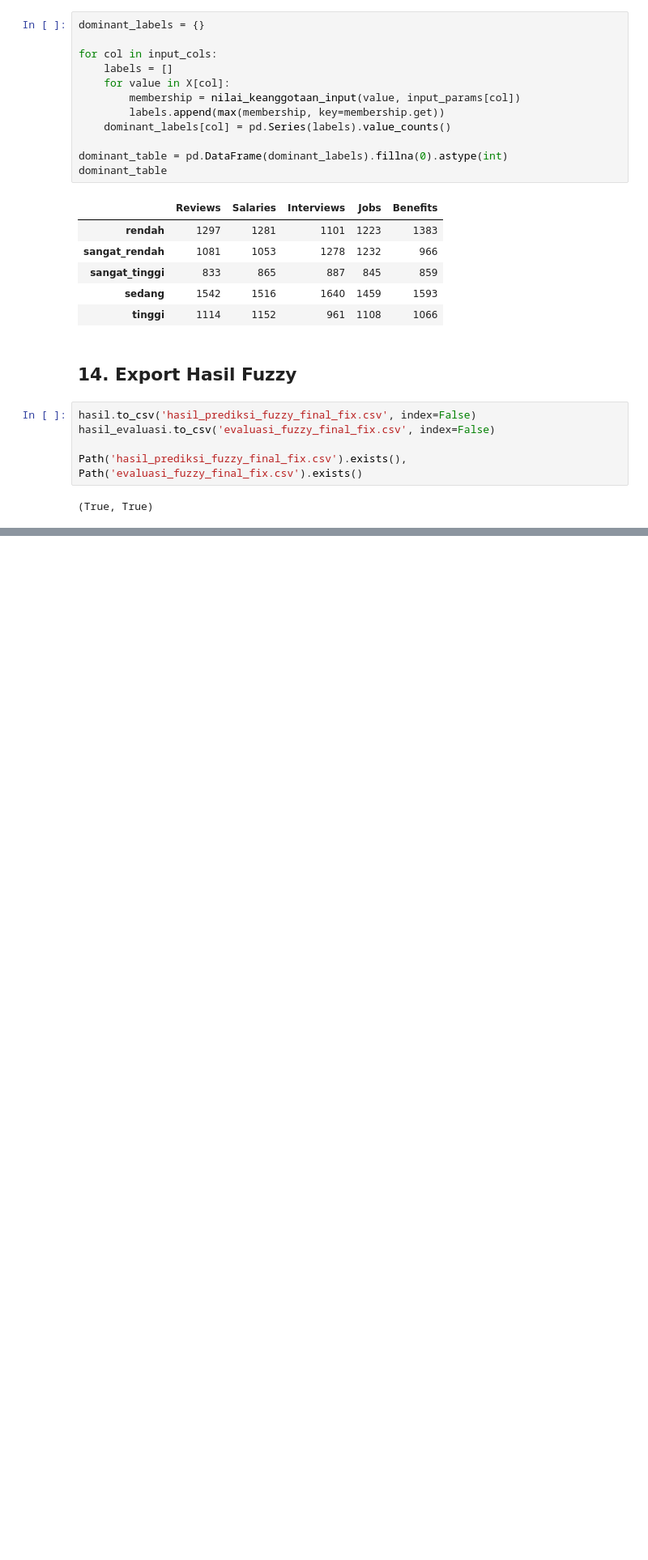
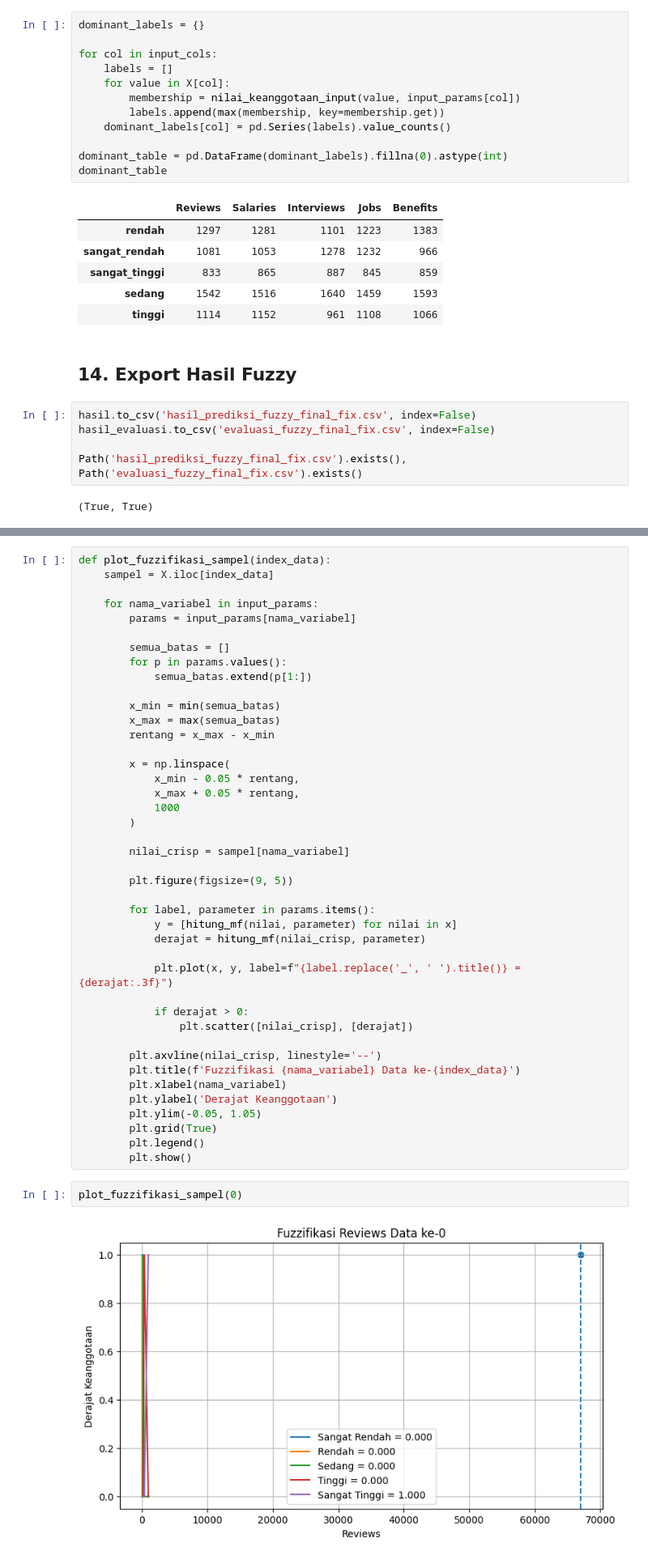
Before and after one commit to aariffaqiih/CAK2HAB3-DASAR-KECERDASAN-ARTIFISIAL, a Jupyter notebook: TUGAS BESAR/FF (2).ipynb, the cells around one changed output, grey strips where cells are left out. Shown at 81% size. Drawn from its saved outputs; the diff is of its cells as text; blank space fills up the shorter version.

```diff
--- a/TUGAS BESAR/FF (2).ipynb
+++ b/TUGAS BESAR/FF (2).ipynb
@@ -539,0 +602,46 @@ Path('hasil_prediksi_fuzzy_final_fix.csv').exists(), Path('evaluasi_fuzzy_final_
+# %%
+def plot_fuzzifikasi_sampel(index_data):
+    sampel = X.iloc[index_data]
+
+    for nama_variabel in input_params:
+        params = input_params[nama_variabel]
+
+        semua_batas = []
+        for p in params.values():
+            semua_batas.extend(p[1:])
+
+        x_min = min(semua_batas)
+        x_max = max(semua_batas)
+        rentang = x_max - x_min
+
+        x = np.linspace(
+            x_min - 0.05 * rentang,
+            x_max + 0.05 * rentang,
+            1000
+        )
+
+        nilai_crisp = sampel[nama_variabel]
+
+        plt.figure(figsize=(9, 5))
+
+        for label, parameter in params.items():
+            y = [hitung_mf(nilai, parameter) for nilai in x]
+            derajat = hitung_mf(nilai_crisp, parameter)
+
+            plt.plot(x, y, label=f"{label.replace('_', ' ').title()} = {derajat:.3f}")
+
+            if derajat > 0:
+                plt.scatter([nilai_crisp], [derajat])
+
+        plt.axvline(nilai_crisp, linestyle='--')
+        plt.title(f'Fuzzifikasi {nama_variabel} Data ke-{index_data}')
+        plt.xlabel(nama_variabel)
+        plt.ylabel('Derajat Keanggotaan')
+        plt.ylim(-0.05, 1.05)
+        plt.grid(True)
+        plt.legend()
+        plt.show()
+# %%
+plot_fuzzifikasi_sampel(0)
+# %% [output]
+[figure, added]
```
Also changed, not shown: parts of 14 cells of this notebook.
